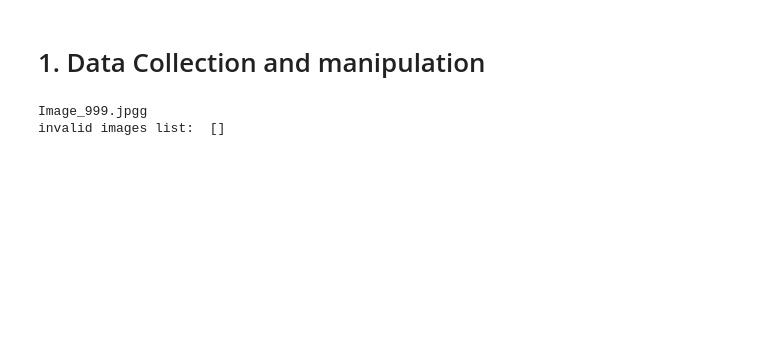
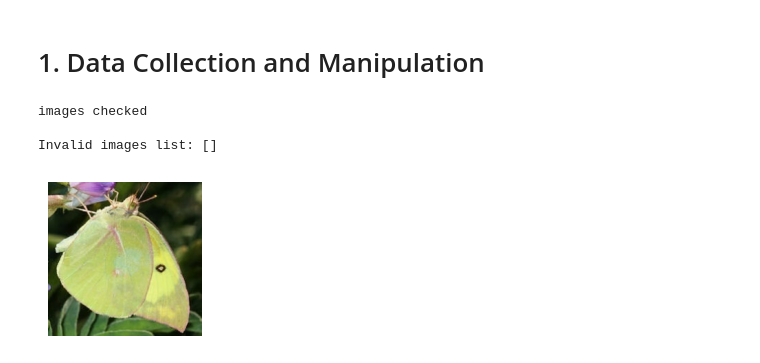
Before and after one commit to Stefano-Bozzi/LepidopterAI, a Jupyter notebook: Data_collection_and_manipulation.ipynb, the cells around one changed output. Saved outputs shown, nothing was run; the diff lists cells and outputs as text; code cells hidden in the pictures; blank space fills up the shorter version.

Commit message:
feat(data): create image dataset

```diff
--- a/Data_collection_and_manipulation.ipynb
+++ b/Data_collection_and_manipulation.ipynb
@@ -1,3 +1,3 @@
 # %% [markdown]
-# 1. Data Collection and manipulation
+# 1. Data Collection and Manipulation
 # %%
@@ -5,32 +6,59 @@ import tensorflow as tf
 import matplotlib.pyplot as plt
 import os
 # %%
-# check if the image format is valid, and check if tf can upload image, othewise delate it.
+# Check if the image format is valid and verify if TensorFlow can load the image, otherwise mark it as invalid.
 
 folder_path = "./archive/train/"
+invalid_images = []
+dataset = []
+target_size = (224, 224)
 
-invalid_images = []
 for filename in os.listdir(folder_path):
     file_path = os.path.join(folder_path, filename)
     print(filename, end='\r')
     if os.path.isfile(file_path):
 
-        # check extension
+        # Check if the file extension is a supported image format
         if not filename.lower().endswith(('.png', '.jpg', '.jpeg', '.bmp', '.tiff')):
             print(f"Invalid Extension for {filename}.")
             invalid_images.append(filename)
             continue
 
-        # try to load
+        # Try loading and preprocessing the image
         try:
-            img = tf.keras.preprocessing.image.load_img(file_path)
+            img = tf.keras.preprocessing.image.load_img(file_path)  # Load the image
+            img = img.resize(target_size)  # Resize to the target dimensions
+            numeric_img = tf.keras.preprocessing.image.img_to_array(img)  # Convert image to a numeric array
+            numeric_img = numeric_img / 255.  # Normalize pixel values to range [0, 1]
+            dataset.append(numeric_img)  # Add the preprocessed image to the dataset
         except Exception as e:
             print(f"Error loading {filename}: {e}.")
             invalid_images.append(filename)
     else:
         print(f"Skipping {filename}, not a file.")
+print("images checked")
+dataset_np = np.array(dataset)
+
 print()
-print("invalid images list: ", invalid_images)
+print("Invalid images list:", invalid_images)
+
+# Delete invalid images (uncomment to enable deletion)
+# for invalid_file in invalid_images:
+#     file_path = os.path.join(folder_path, invalid_file)
+#     try:
+#         os.remove(file_path)
+#         print(f"Deleted: {invalid_file}")
+#     except Exception as e:
+#         print(f"Failed to delete {invalid_file}: {e}")
 # %% [output]
-Image_999.jpgg
-invalid images list:  []
+images checked
+
+Invalid images list: []
+# %%
+# check on dataset
+plt.figure(figsize=(2, 2))
+plt.imshow(dataset_np[0])
+plt.axis('off')  # Hide axes for better image display
+plt.show()
+# %% [output]
+[figure, added]
```
Also changed, not shown: parts of 1 cell of this notebook, 1 other file.
